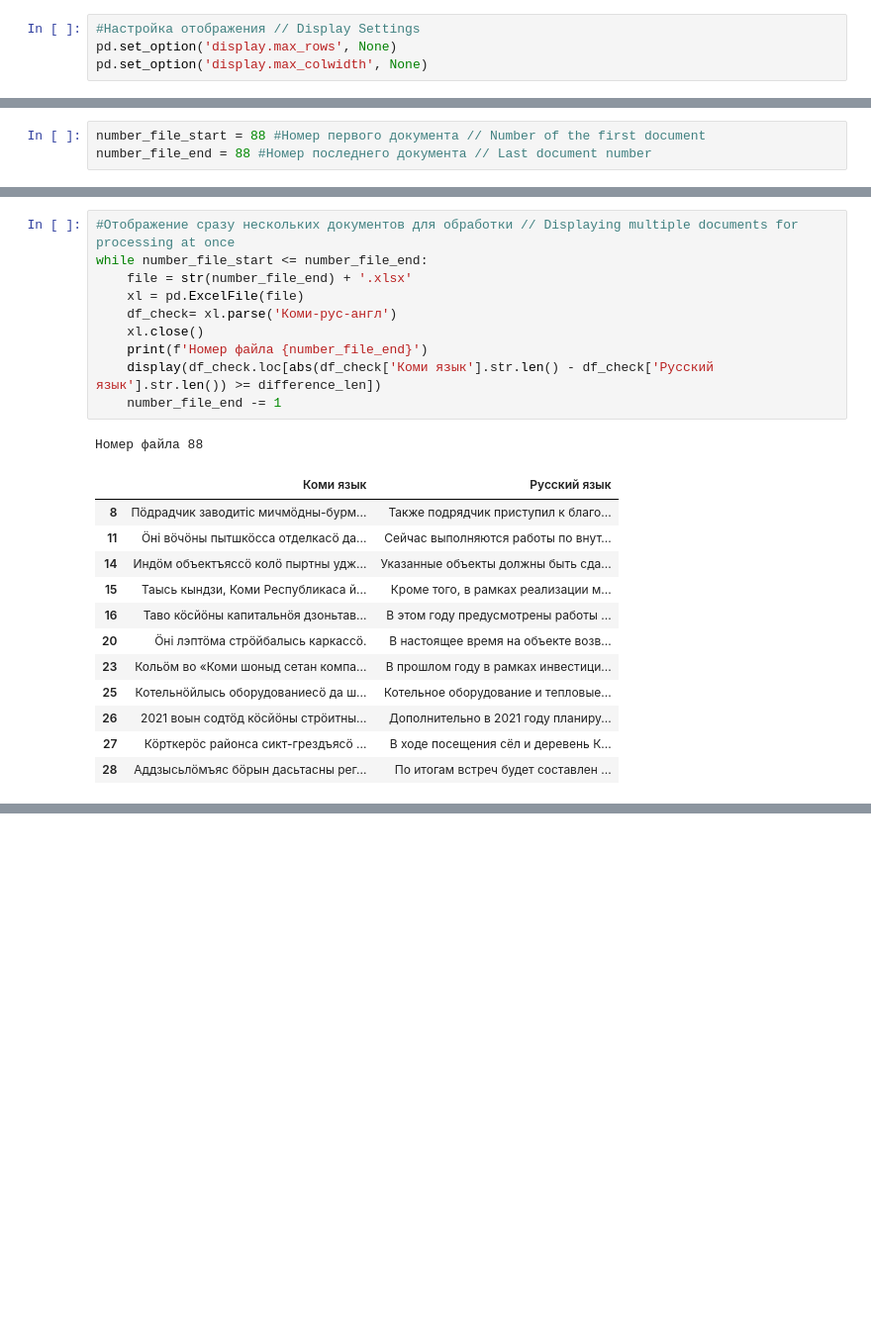
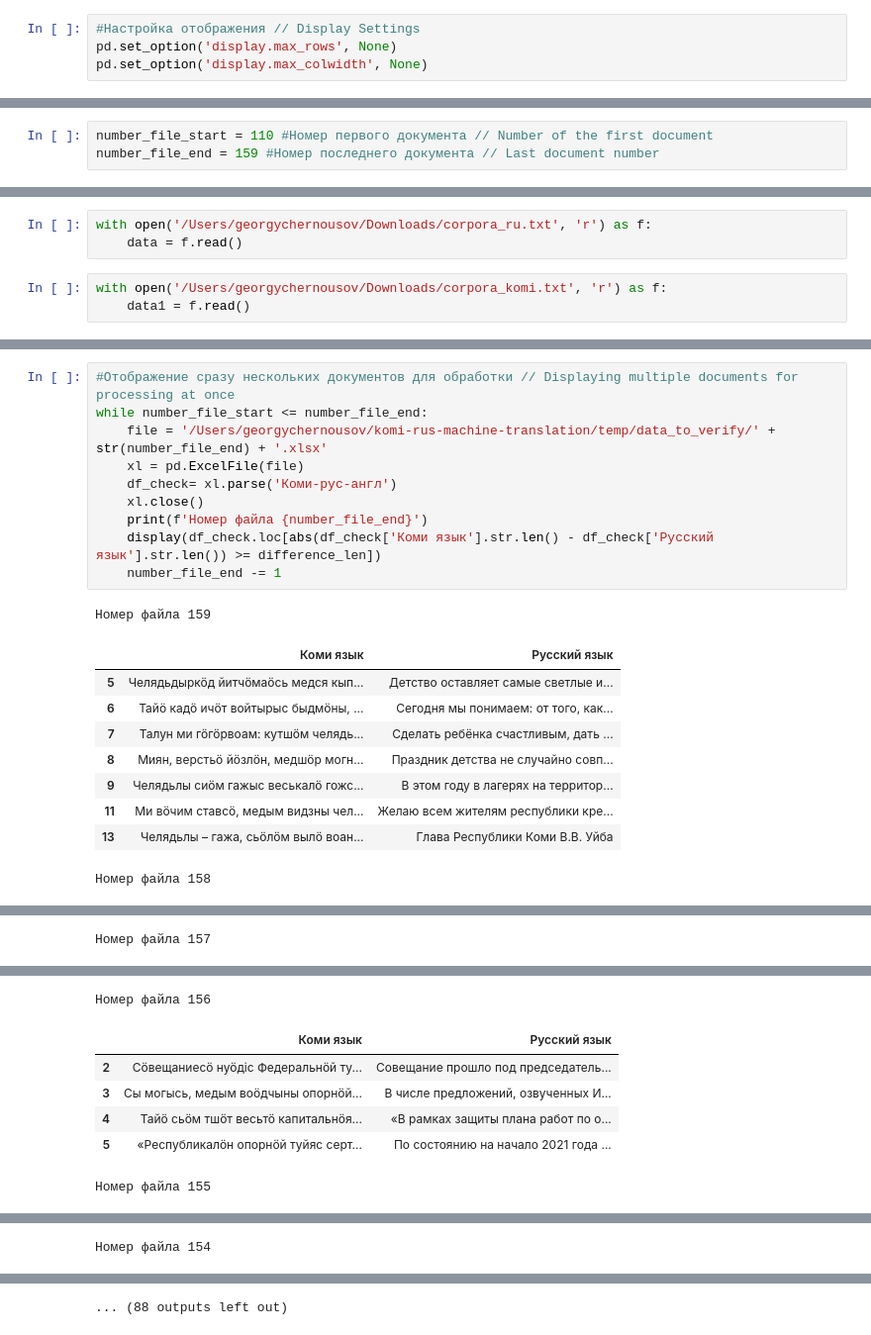
Before and after one commit to goshulina/komi-rus-machine-translation, a Jupyter notebook: Data collection and processing/Check_sentences.ipynb, the cells around one changed output, grey strips where cells are left out. Shown at 99% size. Saved outputs shown, nothing was run; the diff lists cells and outputs as text; blank space fills up the shorter version.

```diff
--- a/Data collection and processing/Check_sentences.ipynb
+++ b/Data collection and processing/Check_sentences.ipynb
@@ -83,3 +65,3 @@ display(df_check.loc[(abs(df_check['Коми язык'].str.len() - df_check['Р
 # %%
-number_file_start = 88 #Номер первого документа // Number of the first document
-number_file_end = 88 #Номер последнего документа // Last document number
+number_file_start = 110 #Номер первого документа // Number of the first document
+number_file_end = 159 #Номер последнего документа // Last document number
@@ -85,0 +105,6 @@ number_file_end = 88 #Номер последнего документа // Last
+# %%
+with open('/Users/georgychernousov/Downloads/corpora_ru.txt', 'r') as f:
+    data = f.read()
+# %%
+with open('/Users/georgychernousov/Downloads/corpora_komi.txt', 'r') as f:
+    data1 = f.read()
@@ -86,24 +121,21 @@ number_file_end = 88 #Номер последнего документа // Last
 # %%
 #Отображение сразу нескольких документов для обработки // Displaying multiple documents for processing at once
 while number_file_start <= number_file_end:
-    file = str(number_file_end) + '.xlsx'
+    file = '/Users/georgychernousov/komi-rus-machine-translation/temp/data_to_verify/' + str(number_file_end) + '.xlsx'
     xl = pd.ExcelFile(file)
     df_check= xl.parse('Коми-рус-англ')
     xl.close()
     print(f'Номер файла {number_file_end}')
     display(df_check.loc[abs(df_check['Коми язык'].str.len() - df_check['Русский язык'].str.len()) >= difference_len])
     number_file_end -= 1
 # %% [output]
-Номер файла 88
+Номер файла 159
 |  | Коми язык | Русский язык |
-| 8 | Пӧдрадчик заводитіс мичмӧдны-бурм... | Также подрядчик приступил к благо... |
-| 11 | Ӧні вӧчӧны пытшкӧсса отделкасӧ да... | Сейчас выполняются работы по внут... |
-| 14 | Индӧм объектъяссӧ колӧ пыртны удж... | Указанные объекты должны быть сда... |
-| 15 | Таысь кындзи, Коми Республикаса й... | Кроме того, в рамках реализации м... |
-| 16 | Таво кӧсйӧны капитальнӧя дзоньтав... | В этом году предусмотрены работы ... |
-| 20 | Ӧні лэптӧма стрӧйбалысь каркассӧ. | В настоящее время на объекте возв... |
-| 23 | Кольӧм во «Коми шоныд сетан компа... | В прошлом году в рамках инвестици... |
-| 25 | Котельнӧйлысь оборудованиесӧ да ш... | Котельное оборудование и тепловые... |
-| 26 | 2021 воын содтӧд кӧсйӧны стрӧитны... | Дополнительно в 2021 году планиру... |
-| 27 | Кӧрткерӧс районса сикт-грездъясӧ ... | В ходе посещения сёл и деревень К... |
-| 28 | Аддзысьлӧмъяс бӧрын дасьтасны рег... | По итогам встреч будет составлен ... |
+| 5 | Челядьдыркӧд йитчӧмаӧсь медся кып... | Детство оставляет самые светлые и... |
+| 6 | Тайӧ кадӧ ичӧт войтырыс быдмӧны, ... | Сегодня мы понимаем: от того, как... |
+| 7 | Талун ми гӧгӧрвоам: кутшӧм челядь... | Сделать ребёнка счастливым, дать ... |
+| 8 | Миян, верстьӧ йӧзлӧн, медшӧр могн... | Праздник детства не случайно совп... |
+| 9 | Челядьлы сиӧм гажыс веськалӧ гожс... | В этом году в лагерях на территор... |
+| 11 | Ми вӧчим ставсӧ, медым видзны чел... | Желаю всем жителям республики кре... |
+| 13 | Челядьлы – гажа, сьӧлӧм вылӧ воан... | Глава Республики Коми В.В. Уйба |
+Номер файла 158
@@ -109,0 +159 @@ while number_file_start <= number_file_end:
+Номер файла 157
@@ -109,0 +177,7 @@ while number_file_start <= number_file_end:
+Номер файла 156
+|  | Коми язык | Русский язык |
+| 2 | Сӧвещаниесӧ нуӧдіс Федеральнӧй ту... | Совещание прошло под председатель... |
+| 3 | Сы могысь, медым воӧдчыны опорнӧй... | В числе предложений, озвученных И... |
+| 4 | Тайӧ сьӧм тшӧт весьтӧ капитальнӧя... | «В рамках защиты плана работ по о... |
+| 5 | «Республикалӧн опорнӧй туйяс серт... | По состоянию на начало 2021 года ... |
+Номер файла 155
@@ -109,0 +195 @@ while number_file_start <= number_file_end:
+Номер файла 154
@@ -109,0 +206 @@ while number_file_start <= number_file_end:
+... (88 outputs left out)
```
Also changed, not shown: parts of 13 cells of this notebook, 2 other files.
